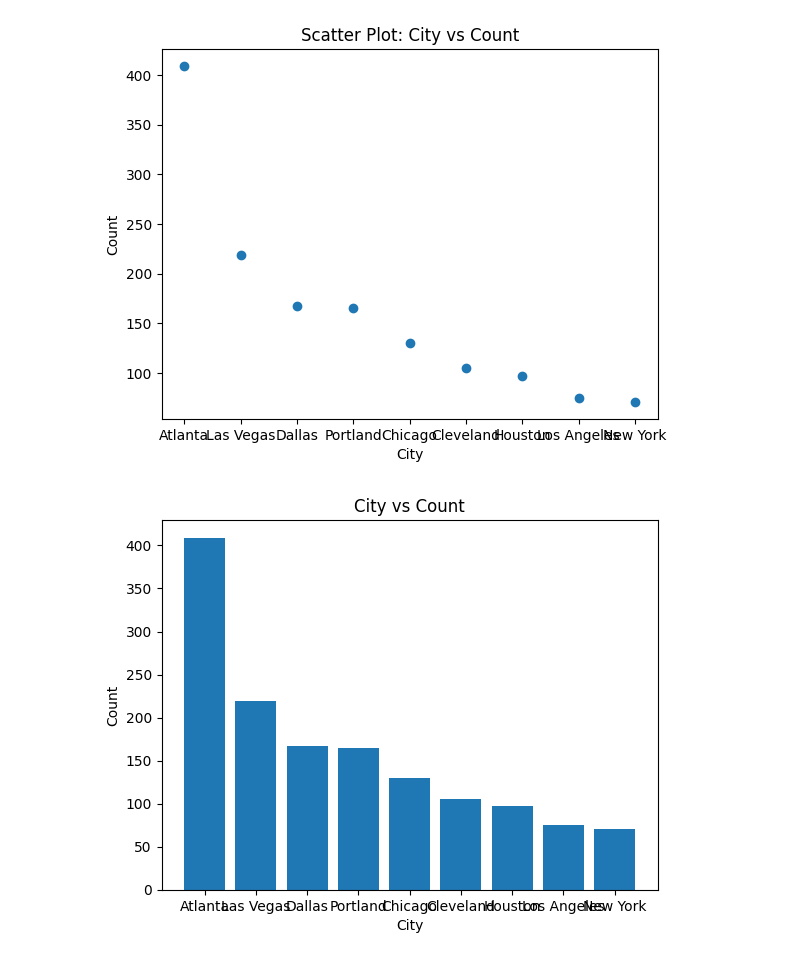
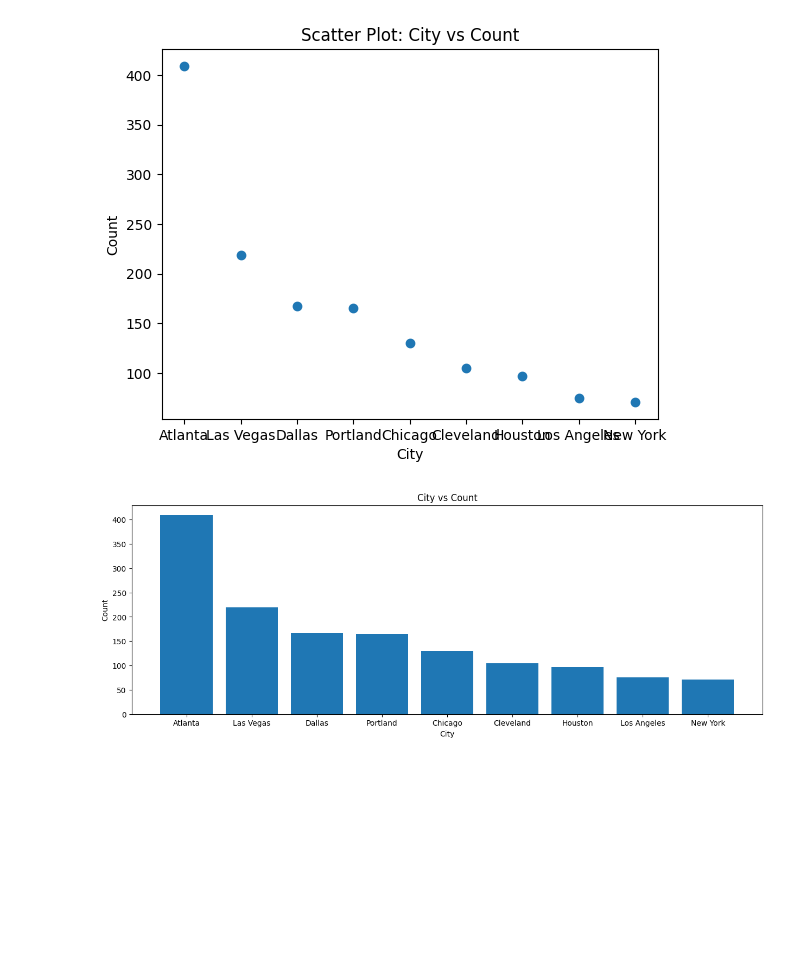
Before and after one commit to mamud1977/bootup, a Jupyter notebook: NN_data_analysis_CDA_EDA_Baysian.ipynb, the cells around one changed output. Saved outputs shown, nothing was run; the diff lists cells and outputs as text; code cells hidden in the pictures; blank space fills up the shorter version.

```diff
--- a/NN_data_analysis_CDA_EDA_Baysian.ipynb
+++ b/NN_data_analysis_CDA_EDA_Baysian.ipynb
@@ -39,10 +39,11 @@ plt.show()
 # %% [output]
 [figure]
 # %%
+plt.figure(figsize=(15,5))
 plt.xlabel('City')
 plt.ylabel('Count')
 plt.title('City vs Count')
 plt.bar(x,y, )
 plt.show()
 # %% [output]
-[figure, old version]
+[figure, new version]
```
Also changed, not shown: parts of 1 cell of this notebook.
